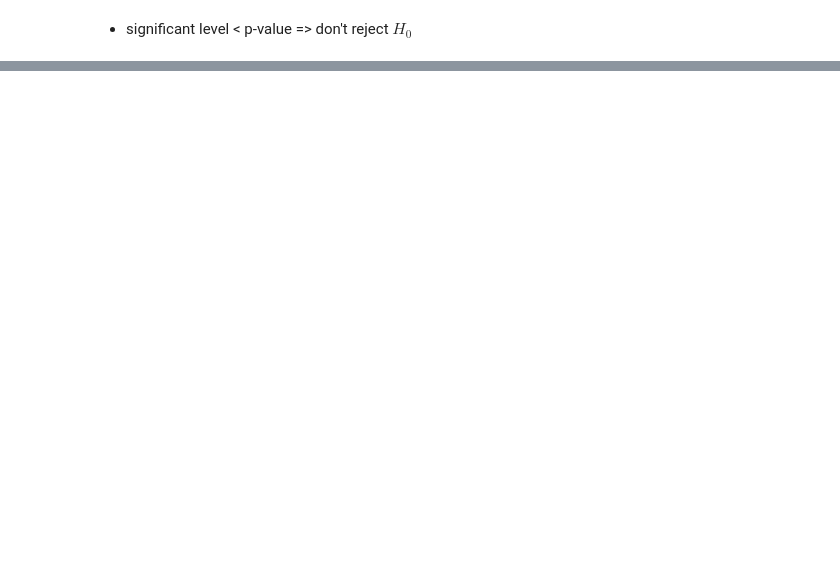
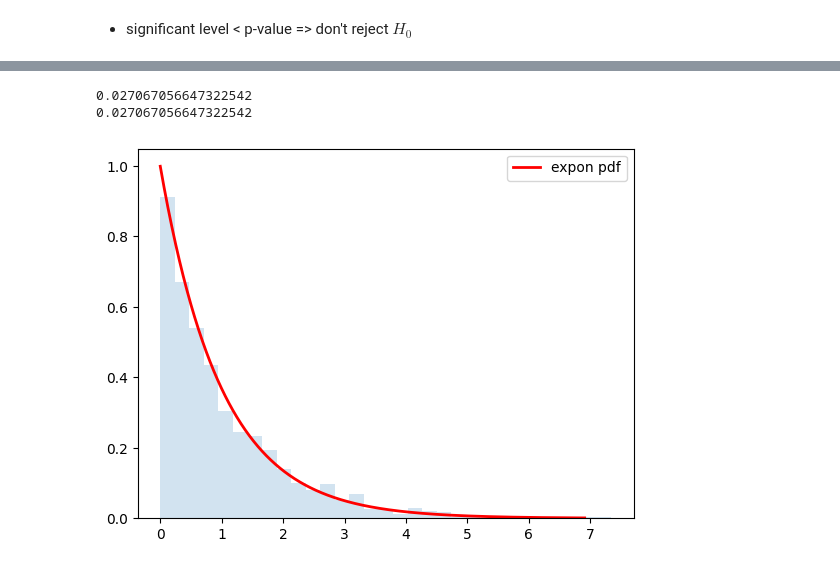
Before and after one commit to trungviet17/Probability_and_Statistic_Simulate_by_Python, a Jupyter notebook: Probability/Simple_Distribution.ipynb, the cells around one changed output, grey strips where cells are left out. Saved outputs shown, nothing was run; the diff lists cells and outputs as text; code cells hidden in the pictures; blank space fills up the shorter version.

Commit message:
update image and distribution notebook new entropy notebook

```diff
--- a/Probability/Simple_Distribution.ipynb
+++ b/Probability/Simple_Distribution.ipynb
@@ -135,0 +153,22 @@ print(chis_test)
+# %%
+from scipy.stats import expon
+loc = 0 # vị trí trung tâm của phân phối
+scale = 5 # độ trải rộng của phân phối
+x = expon(0,5)
+print(x.pdf(10))
+print(expon.pdf((10 - loc) / scale) / scale)
+# %% [output]
+0.027067056647322542
+0.027067056647322542
+# %%
+fig, ax = plt.subplots(1,1)
+r =  expon.rvs(size = 1000)
+x = np.linspace(expon.ppf(0.001),
+                expon.ppf(0.999), 1000)
+ax.plot(x, expon.pdf(x),
+       'r-', lw=2, alpha=1, label='expon pdf')
+ax.hist(r, density=True, bins='auto', histtype='stepfilled', alpha=0.2)
+ax.legend()
+plt.show()
+# %% [output]
+[figure, added]
```
Also changed, not shown: parts of 23 cells of this notebook, 3 other files.
